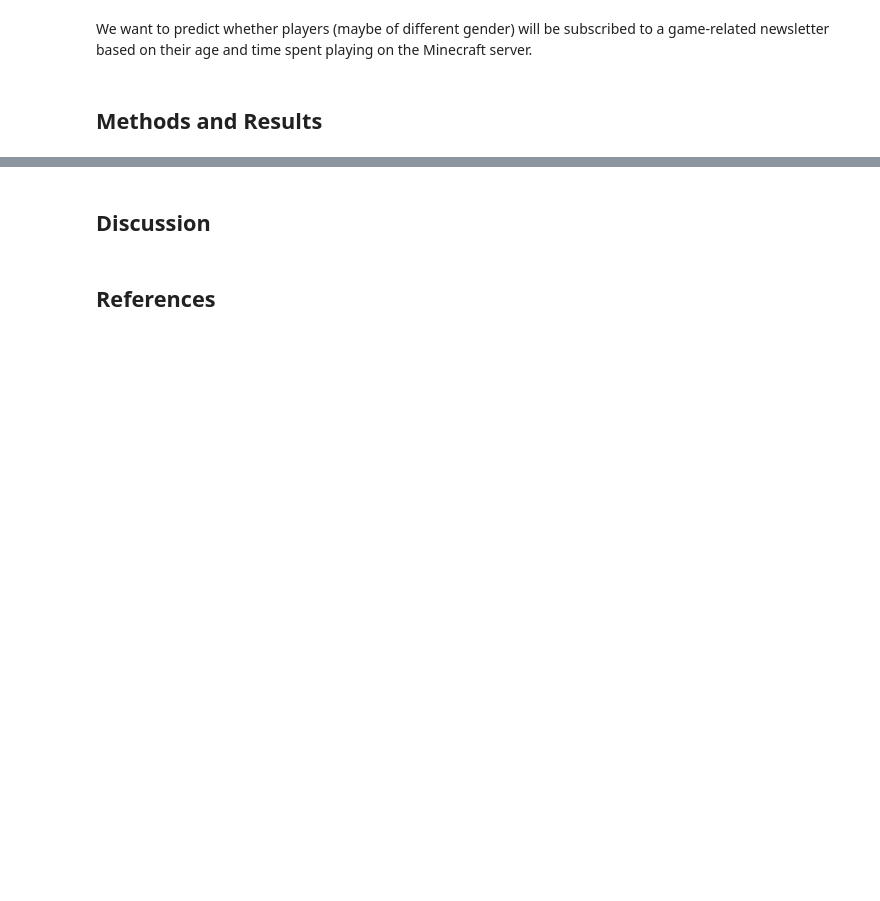
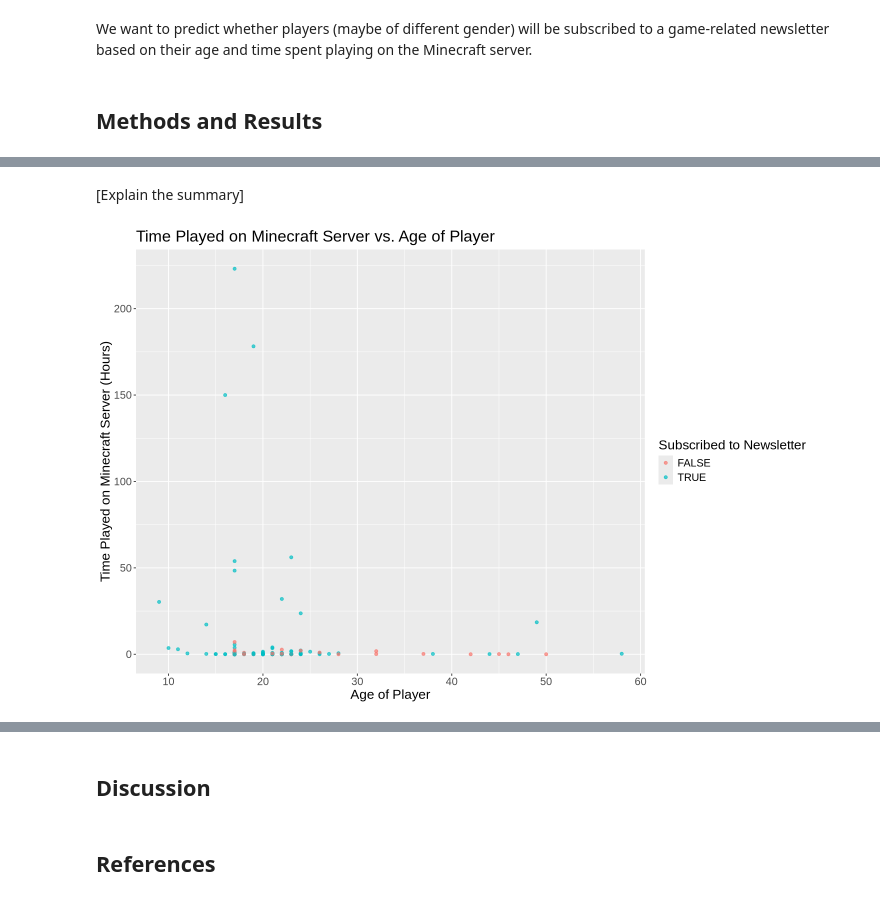
Before and after one commit to TW963/DSCI-100-Group-Project, a Jupyter notebook: Group15File.ipynb, the cells around one changed output, grey strips where cells are left out. Cells and saved outputs as stored; diff of their text form; code cells hidden in the pictures; blank space fills up the shorter version.

```diff
--- a/Group15File.ipynb
+++ b/Group15File.ipynb
@@ -30,3 +32,13 @@ library(tidymodels)
 We want to predict whether players (maybe of different gender) will be subscribed to a game-related newsletter based on their age and time spent playing on the Minecraft server.
 # %% [markdown]
 ## Methods and Results ##
+# %%
+players <- read_csv("players.csv")
+
+players_wrangled <- players |>
+     mutate(age=Age) |>
+    select(subscribe, age, played_hours, experience, gender) |>
+    filter(!is.na(age)) |>
+    filter(played_hours > 0) |>
+    mutate(subscribe=as.factor(subscribe))
+# players_wrangled
@@ -32,0 +55,17 @@ We want to predict whether players (maybe of different gender) will be subscribe
+# %%
+players_experience <- players |>
+    mutate(value=1) |>
+    pivot_wider(names_from=experience,
+                names_prefix="experience_",
+                values_from=value,
+                values_fill=list(value=0))
+# %%
+players_wrangled <- players_experience |>
+    filter(gender %in% c("Male", "Female")) |>
+    mutate(value=1) |>
+    pivot_wider(names_from=gender,
+                values_from=value,
+                values_fill=list(value=0)) |>
+    select(-hashedEmail, -name) |>
+    mutate(subscribe=as.factor(subscribe))
+players_wrangled
@@ -32,0 +131,12 @@ We want to predict whether players (maybe of different gender) will be subscribe
+# %% [markdown]
+[Explain the summary]
+# %%
+options(repr.plot.width=12, repr.plot.height=8)
+players_plot <- ggplot(players_wrangled, aes(x=Age, y=played_hours, color=subscribe)) +
+    geom_point(alpha=0.7) +
+    labs(x="Age of Player", y="Time Played on Minecraft Server (Hours)", color="Subscribed to Newsletter",
+         title="Time Played on Minecraft Server vs. Age of Player") +
+    theme(text=element_text(size=16))
+players_plot
+# %% [output]
+[figure, added]
```
Also changed, not shown: parts of 10 cells of this notebook.
